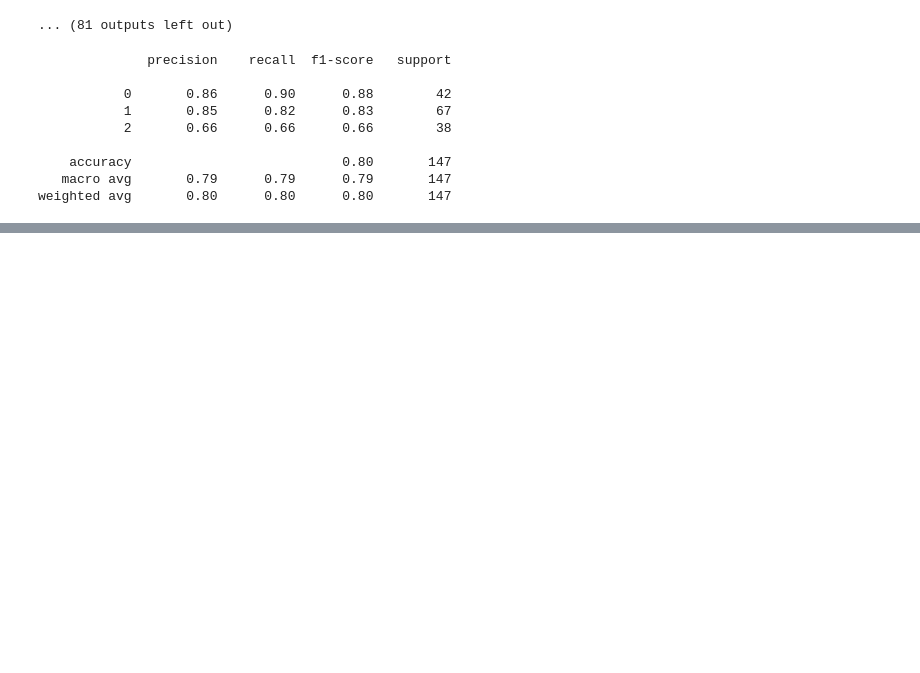
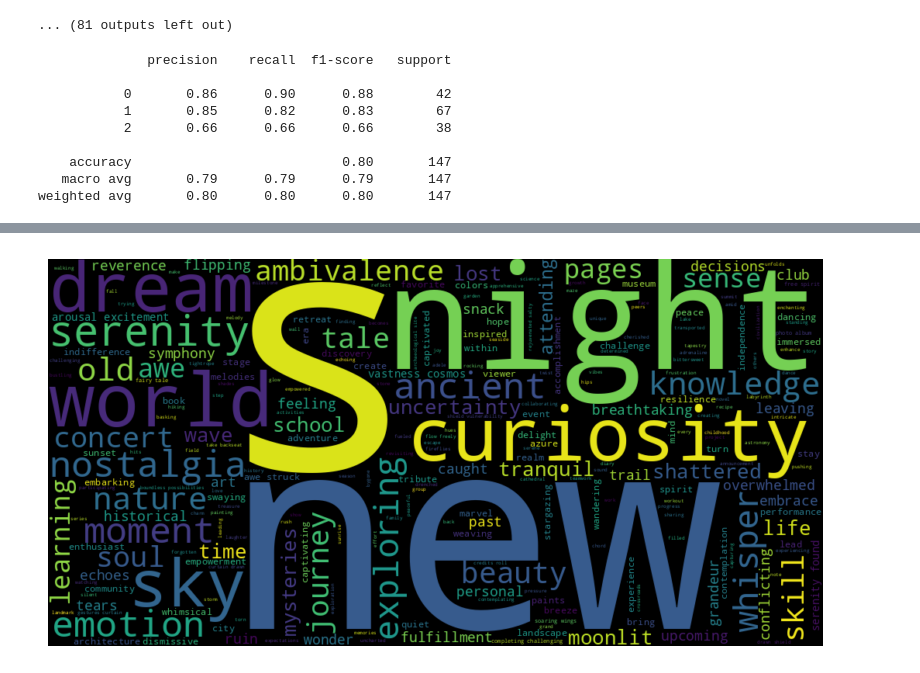
Before and after one commit to natoo77/SocialMediaSentiment, a Jupyter notebook: Social_media_sentiment_analysis.ipynb, the cells around one changed output, grey strips where cells are left out. Saved outputs shown, nothing was run; the diff lists cells and outputs as text; code cells hidden in the pictures; blank space fills up the shorter version.

```diff
--- a/Social_media_sentiment_analysis.ipynb
+++ b/Social_media_sentiment_analysis.ipynb
@@ -976,0 +971,13 @@ weighted avg       0.80      0.80      0.80       147
+# %%
+#word cloud for neutral review words
+neutral_text = " ".join(data_neutral['Clean_Text'])
+
+# Generate the word cloud
+plt.figure(figsize=(10,10))
+wordcloud=WordCloud(width=1000,height=500,max_words=500,min_font_size=5)
+neutral_words=wordcloud.generate(neutral_text)
+plt.imshow(neutral_words,interpolation='bilinear')
+plt.axis('off')
+plt.show()
+# %% [output]
+[figure, added]
```
Also changed, not shown: parts of 65 cells of this notebook.
